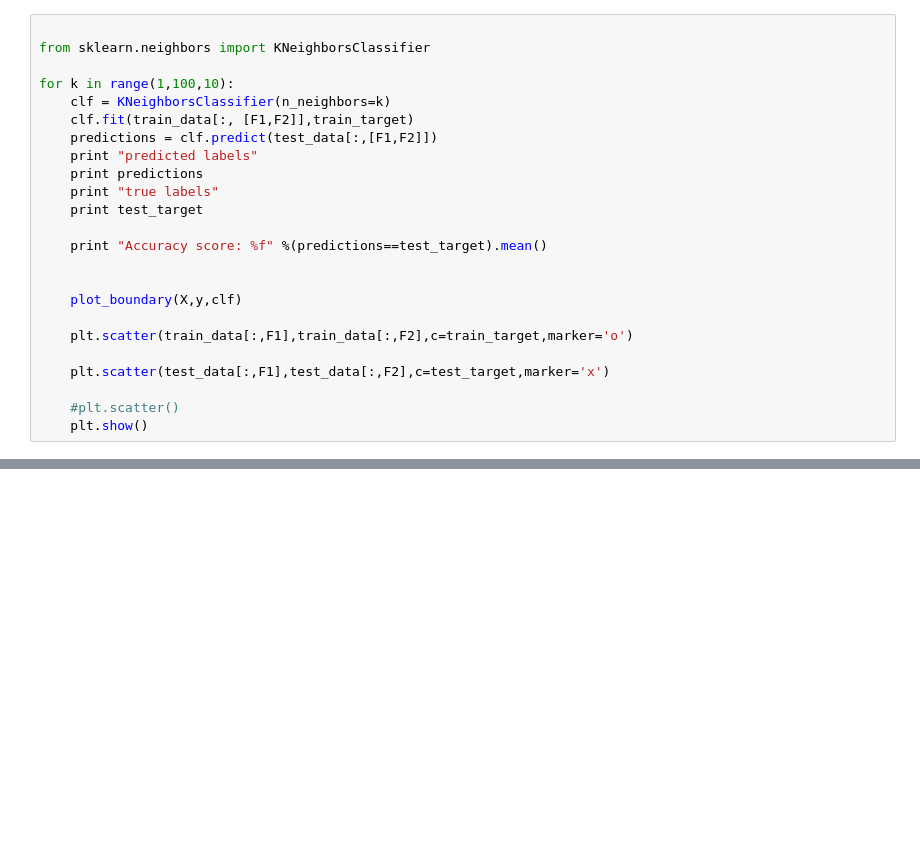
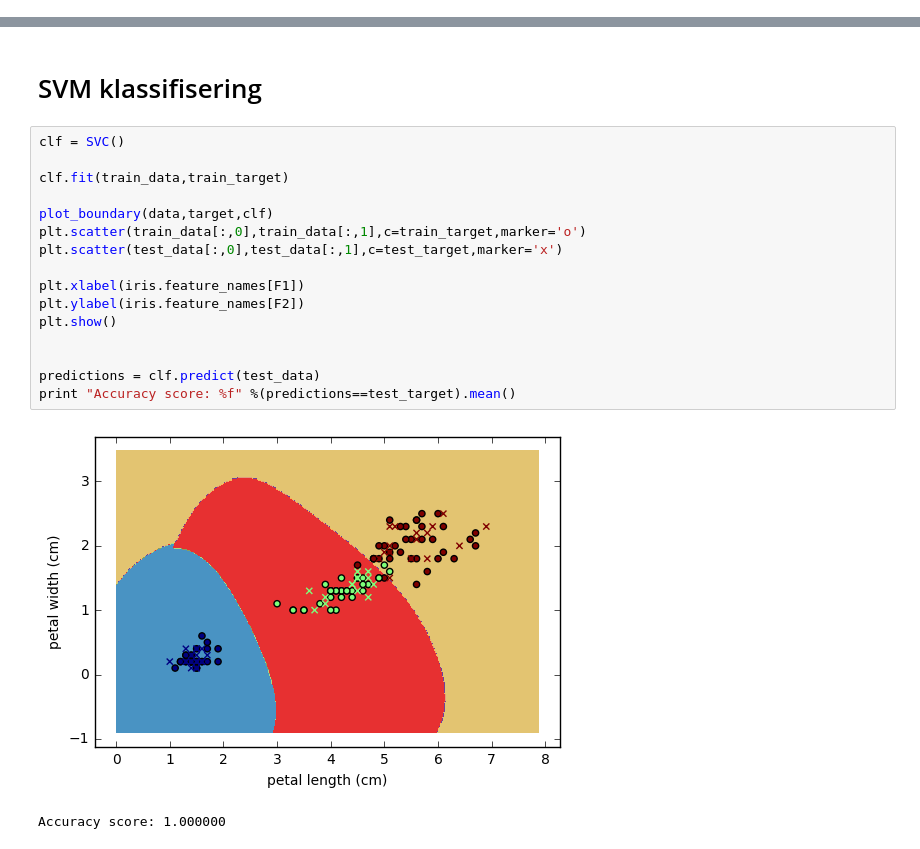
Before and after one commit to MarieRoald/MLkurs, a Jupyter notebook: notebooks/iris.ipynb, the cells around one changed output, grey strips where cells are left out. Cells and saved outputs as stored; diff of their text form; blank space fills up the shorter version.

```diff
--- a/notebooks/iris.ipynb
+++ b/notebooks/iris.ipynb
@@ -122,24 +78,0 @@ Accuracy score: 1.000000
-# %%
-
-from sklearn.neighbors import KNeighborsClassifier
-
-for k in range(1,100,10):
-    clf = KNeighborsClassifier(n_neighbors=k)
-    clf.fit(train_data[:, [F1,F2]],train_target)
-    predictions = clf.predict(test_data[:,[F1,F2]])
-    print "predicted labels"
-    print predictions
-    print "true labels"
-    print test_target
-
-    print "Accuracy score: %f" %(predictions==test_target).mean()
-
-
-    plot_boundary(X,y,clf)
-
-    plt.scatter(train_data[:,F1],train_data[:,F2],c=train_target,marker='o')
-
-    plt.scatter(test_data[:,F1],test_data[:,F2],c=test_target,marker='x')
-
-    #plt.scatter()
-    plt.show()
@@ -183,0 +79,21 @@ Accuracy score: 1.000000
+# %% [markdown]
+# SVM klassifisering
+# %%
+clf = SVC()
+
+clf.fit(train_data,train_target)
+
+plot_boundary(data,target,clf)
+plt.scatter(train_data[:,0],train_data[:,1],c=train_target,marker='o')
+plt.scatter(test_data[:,0],test_data[:,1],c=test_target,marker='x')
+
+plt.xlabel(iris.feature_names[F1])
+plt.ylabel(iris.feature_names[F2])
+plt.show()
+
+
+predictions = clf.predict(test_data)
+print "Accuracy score: %f" %(predictions==test_target).mean()
+# %% [output]
+[figure, added]
+Accuracy score: 1.000000
```
Also changed, not shown: parts of 18 cells of this notebook, 1 other file.
